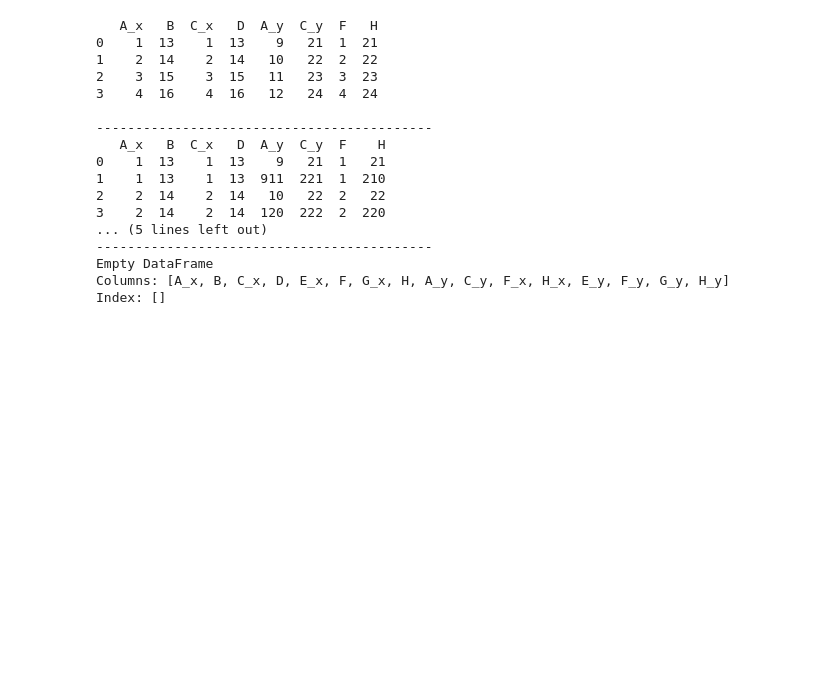
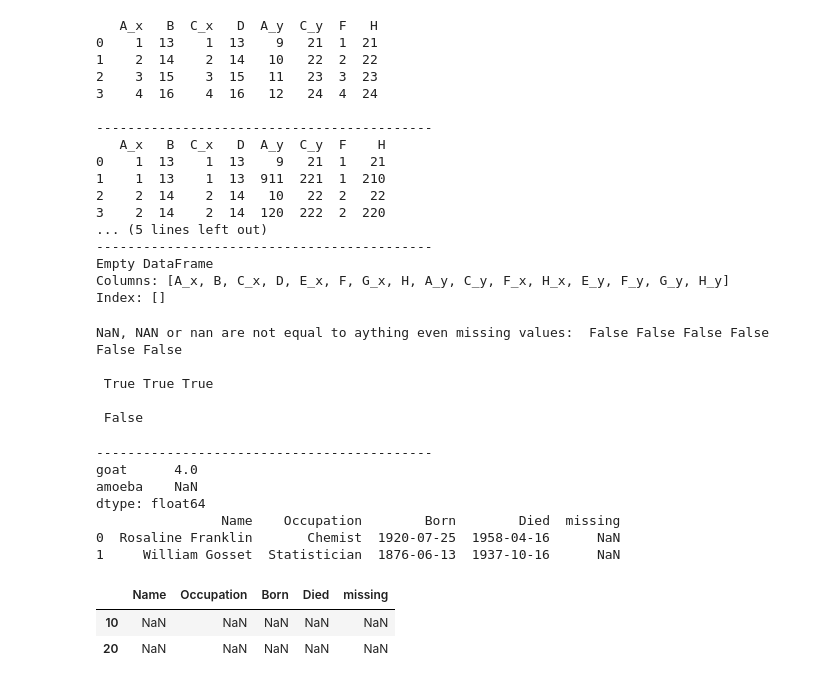
Before and after one commit to MohammadAliAfsahi/Python_Pandas_Library, a Jupyter notebook: Panadas.ipynb, the cells around one changed output. Drawn from its saved outputs; the diff is of its cells as text; code cells hidden in the pictures; blank space fills up the shorter version.

```diff
--- a/Panadas.ipynb
+++ b/Panadas.ipynb
@@ -976,3 +976,53 @@ print(ps_vs)
 Empty DataFrame
 Columns: [A_x, B, C_x, D, E_x, F, G_x, H, A_y, C_y, F_x, H_x, E_y, F_y, G_y, H_y]
 Index: []
+# %%
+# Missing Values
+from numpy import NaN, NAN, nan
+print("NaN, NAN or nan are not equal to aything even missing values: " ,
+      NaN == True, NAN==False, nan == 0, NAN == NAN, NaN == NaN, nan == nan)
+
+print("\n", pd.isnull(NAN), pd.isnull(NaN), pd.isnull(nan))
+
+print('\n', pd.notnull(NAN))
+
+# pd.read_csv has some arguments and I explain them below
+## pd.read_csv('../path/to/file', na_values=[], keep_default_na=True or False, na_filter= True or False)
+## na_values argument allows to specify additional missing or NaN values other than those in dataset. It gets either string or list
+## keep_defualt_na specify if to append na_values to previous missing valuses(if it is equal to True) or regard those and use specified na_values
+## na_filter specifies wether or not any values will be read as missing. True means missing values will be coded as NaN. False in order to not read any missing value
+# %% [output]
+NaN, NAN or nan are not equal to aything even missing values:  False False False False False False
+
+ True True True
+
+ False
+# %%
+print("\n-------------------------------------------")
+# Missing values by use input
+num_legs = pd.Series({'goat': 4, 'amoeba': nan})
+scientists = pd.DataFrame({'Name': ['Rosaline Franklin', 'William Gosset'],
+                           'Occupation': ['Chemist', 'Statistician'],
+                           'Born': ['1920-07-25', '1876-06-13'],
+                           'Died': ['1958-04-16', '1937-10-16'],
+                           'missing': [NaN, nan]})
+
+# also we could assign a column of nan value as follow and remove missing key from above dictionary
+scientists['missing'] = nan
+
+print(num_legs)
+print(scientists)
+
+scientists_reindex = scientists
+scientists_reindex.reindex([10,20]) # but running this line will lose all data because we don't have row according to label 10 and 20
+# %% [output]
+-------------------------------------------
+goat      4.0
+amoeba    NaN
+dtype: float64
+                Name    Occupation        Born        Died  missing
+0  Rosaline Franklin       Chemist  1920-07-25  1958-04-16      NaN
+1     William Gosset  Statistician  1876-06-13  1937-10-16      NaN
+|  | Name | Occupation | Born | Died | missing |
+| 10 | NaN | NaN | NaN | NaN | NaN |
+| 20 | NaN | NaN | NaN | NaN | NaN |
```
Also changed, not shown: parts of 1 cell of this notebook.
